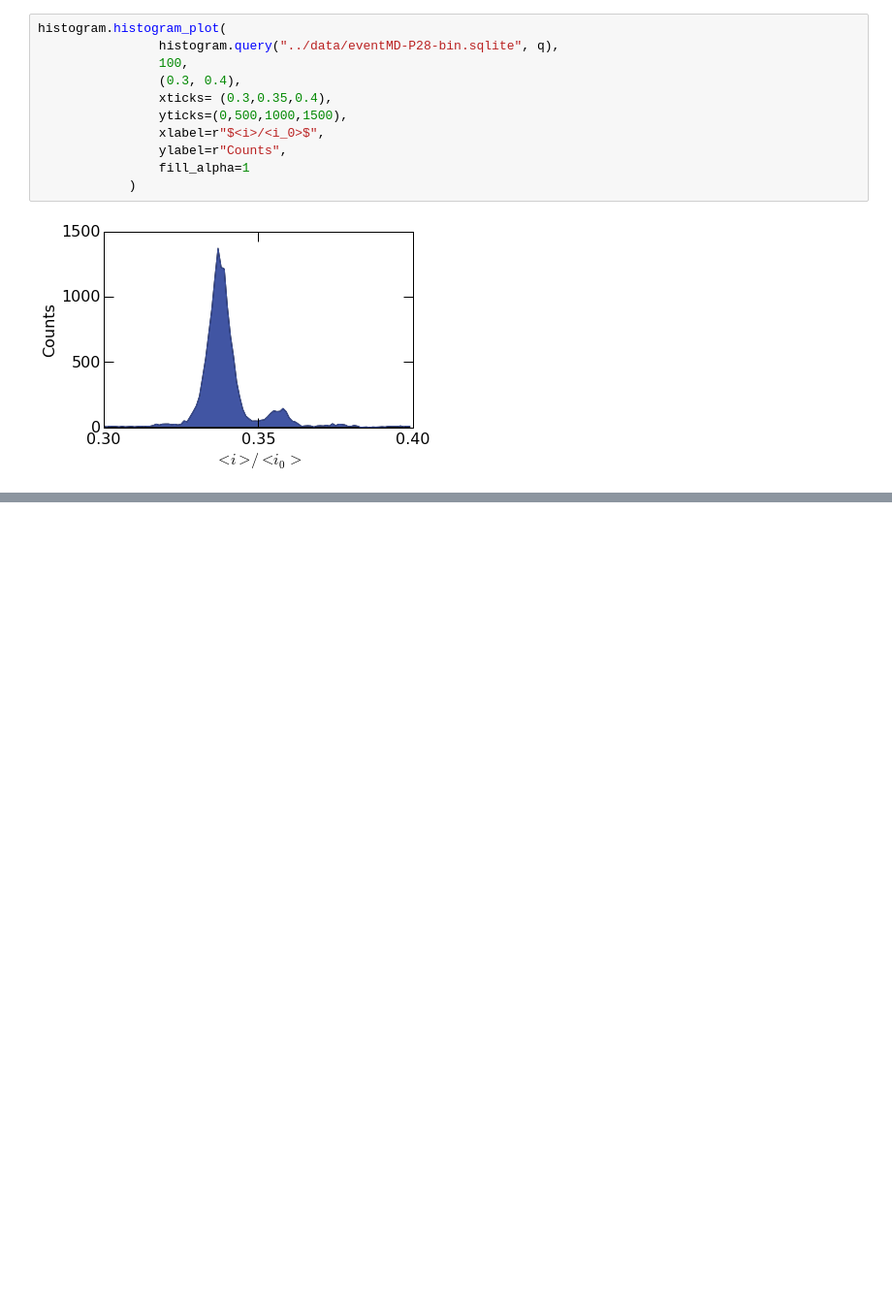
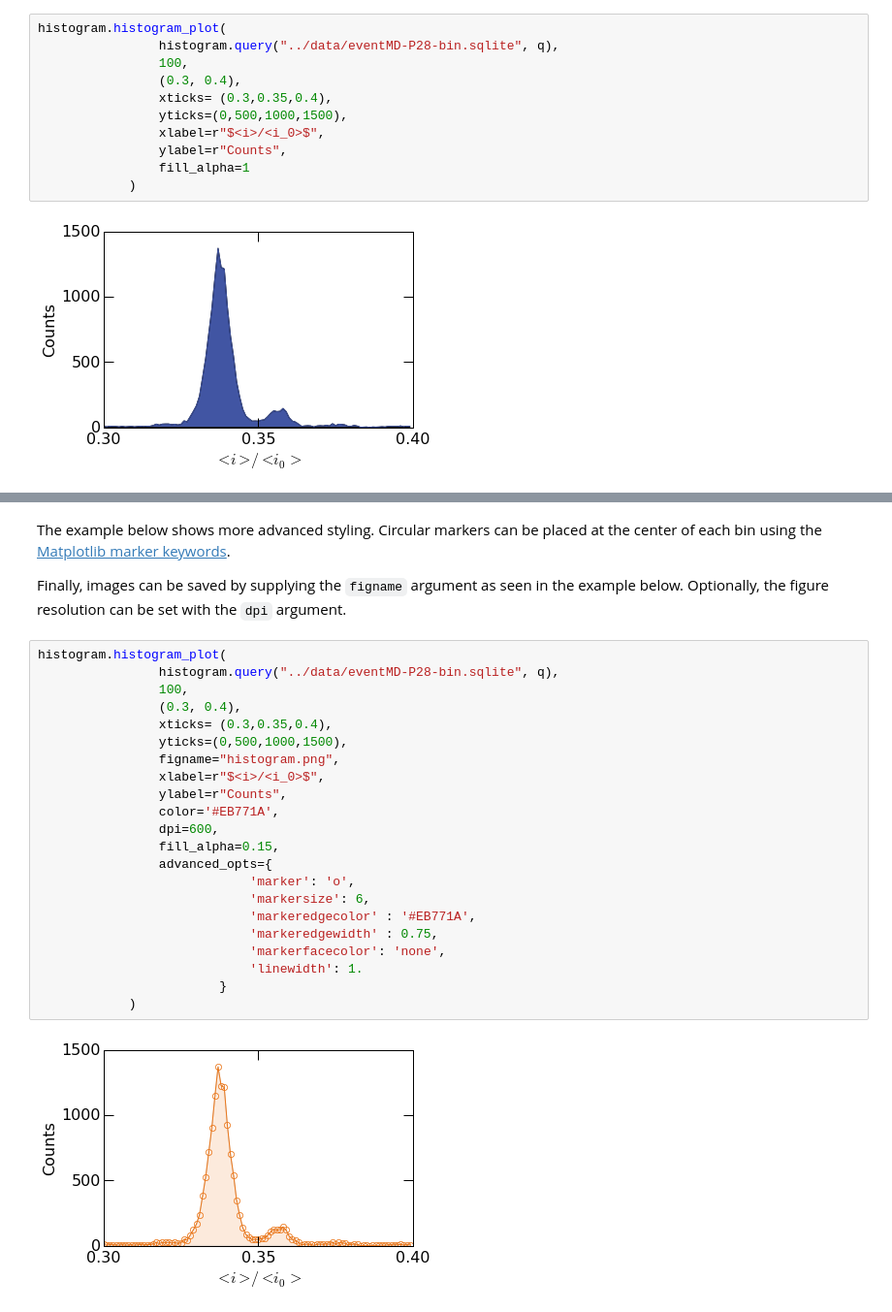
Before and after one commit to usnistgov/mosaic, a Jupyter notebook: mosaicscripts/HistogramPlots.ipynb, the cells around one changed output, grey strips where cells are left out. Shown: that part at 97% size. Drawn from its saved outputs; the diff is of its cells as text; blank space fills up the shorter version.

```diff
--- a/mosaicscripts/HistogramPlots.ipynb
+++ b/mosaicscripts/HistogramPlots.ipynb
@@ -77,0 +75,28 @@ histogram.histogram_plot(
+# %% [markdown]
+The example below shows more advanced styling. Circular markers can be placed at the center of each bin using the [Matplotlib marker keywords](http://matplotlib.org/api/pyplot_api.html#matplotlib.pyplot.plot).
+
+Finally, images can be saved by supplying the `figname` argument as seen in the example below. Optionally, the figure resolution can be set with the `dpi` argument.
+# %%
+histogram.histogram_plot(
+				histogram.query("../data/eventMD-P28-bin.sqlite", q),
+				100,
+				(0.3, 0.4),
+				xticks=	(0.3,0.35,0.4),
+				yticks=(0,500,1000,1500),
+				figname="histogram.png",
+				xlabel=r"$<i>/<i_0>$",
+				ylabel=r"Counts",
+                color='#EB771A',
+                dpi=600,
+                fill_alpha=0.15,
+                advanced_opts={
+                            'marker': 'o',
+                            'markersize': 6,
+                            'markeredgecolor' : '#EB771A',
+                            'markeredgewidth' : 0.75,
+                            'markerfacecolor': 'none',
+                            'linewidth': 1.
+                        }
+			)
+# %% [output]
+[figure, added]
```
Also changed, not shown: parts of 2 cells of this notebook, 1 other file.
